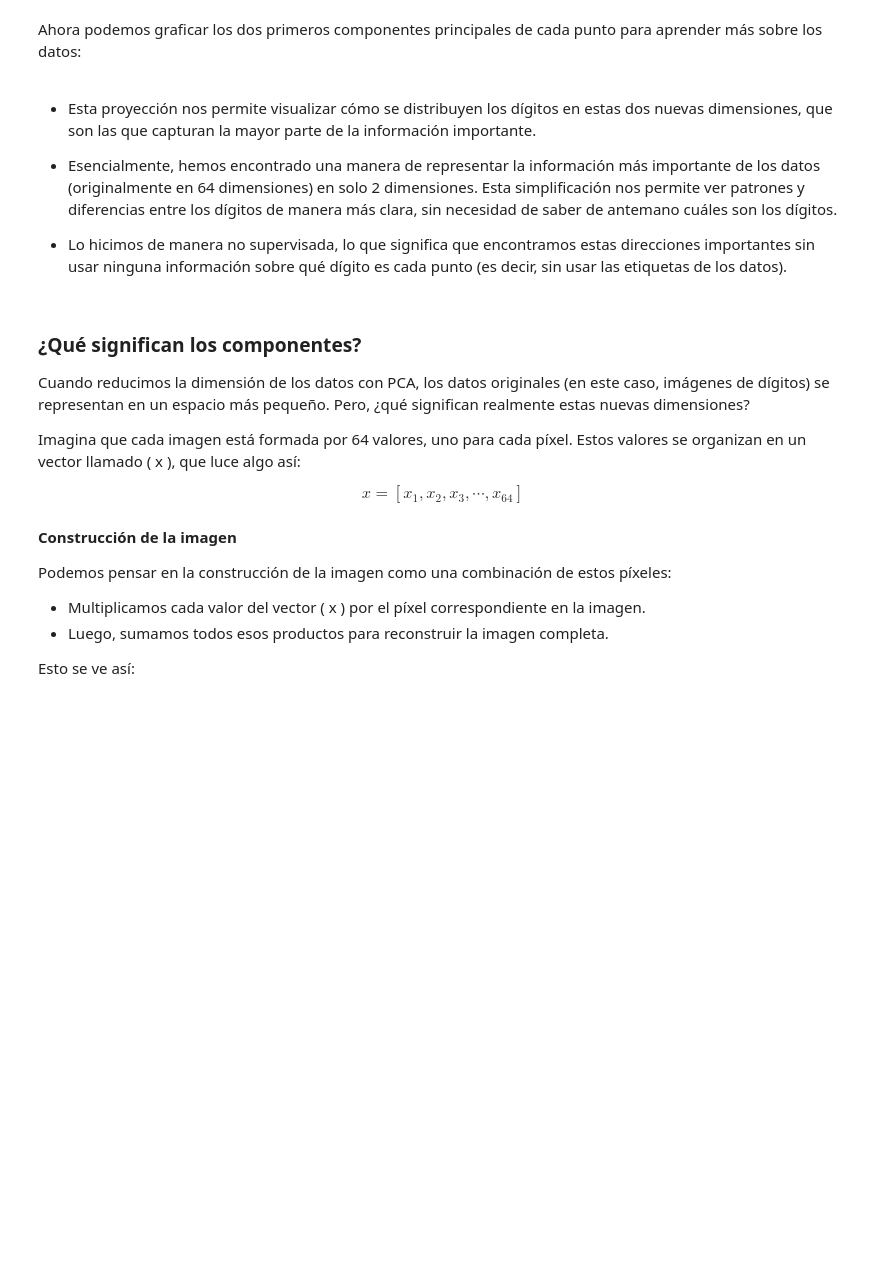
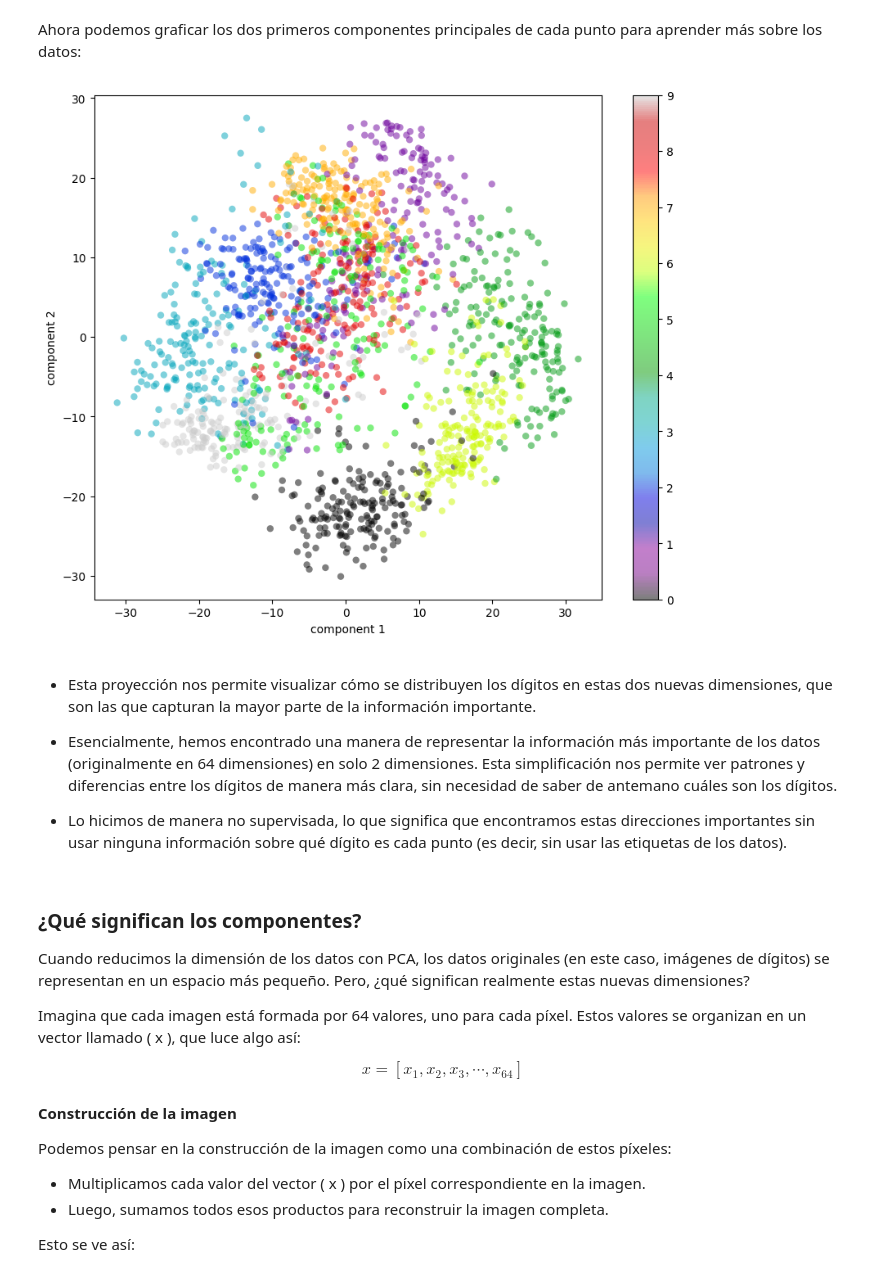
Before and after one commit to ocamilot/MAESTRIA-ANALITICA-INTELIGENCIA-DATOS, a Jupyter notebook: SEMESTRE 2/CICLO 1/Aprendizaje no supervisado/Semana 2/SS_02.ipynb, the cells around one changed output. Drawn from its saved outputs; the diff is of its cells as text; code cells hidden in the pictures; blank space fills up the shorter version.

```diff
--- a/SEMESTRE 2/CICLO 1/Aprendizaje no supervisado/Semana 2/SS_02.ipynb
+++ b/SEMESTRE 2/CICLO 1/Aprendizaje no supervisado/Semana 2/SS_02.ipynb
@@ -162,16 +212,21 @@ print(projected.shape)
 # %% [markdown]
 Ahora podemos graficar los dos primeros componentes principales de cada punto para aprender más sobre los datos:
 # %%
+import matplotlib.pyplot as plt
+
 plt.figure(figsize=(10, 8))  # Ajusta el tamaño de la figura, en este caso, 10x8 pulgadas
 
 plt.scatter(projected[:, 0], projected[:, 1],
             c=digits.target, edgecolor='none', alpha=0.5,
-            cmap=plt.cm.get_cmap('nipy_spectral', 10))
+            cmap='nipy_spectral')  # Simplemente pasa el nombre del cmap como una cadena
+
 plt.xlabel('component 1')
 plt.ylabel('component 2')
-plt.colorbar();
+plt.colorbar()
 
 plt.show()  # Muestra la figura
+# %% [output]
+[figure, added]
 # %% [markdown]
 - Esta proyección nos permite visualizar cómo se distribuyen los dígitos en estas dos nuevas dimensiones, que son las que capturan la mayor parte de la información importante.
 
```
Also changed, not shown: parts of 29 cells of this notebook, 14 other files.
